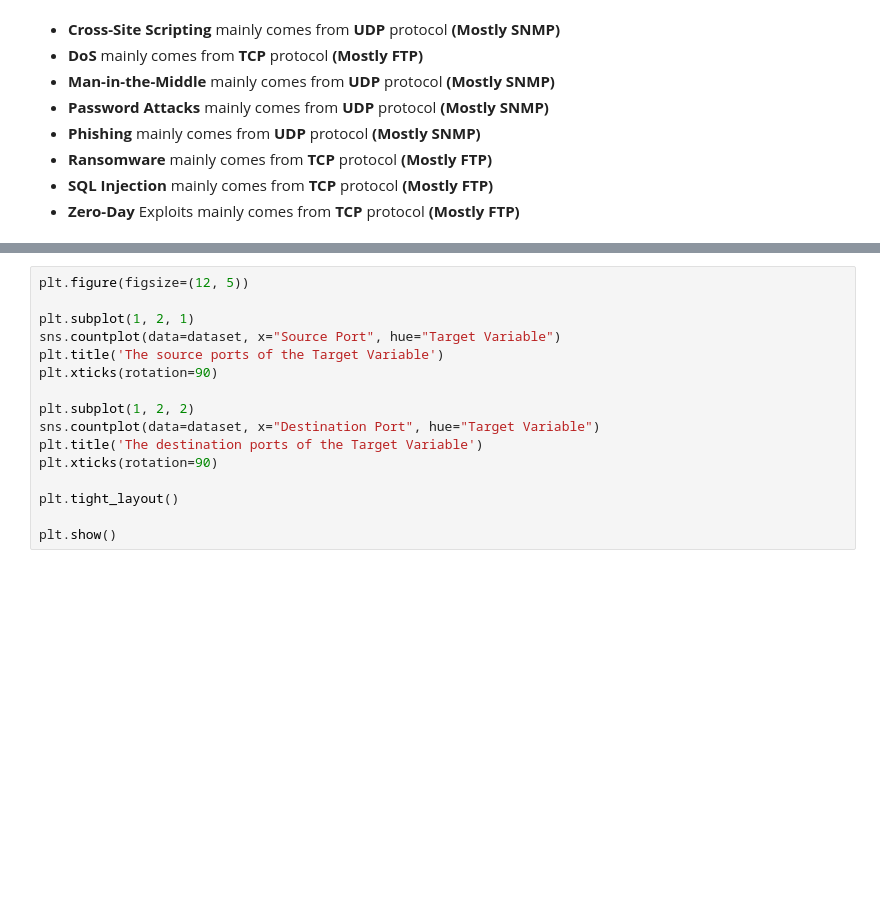
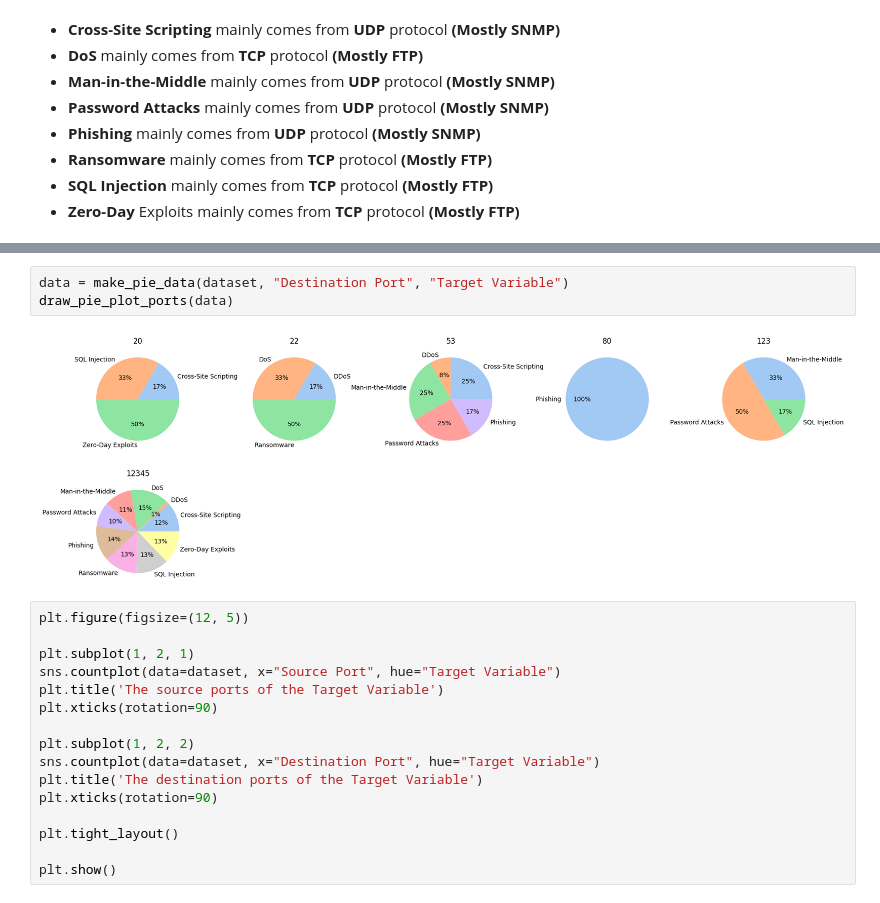
Before and after one commit to relmarrakchy/Cyber-Threat-Detection, a Jupyter notebook: Cyber_threat_detection.ipynb, the cells around one changed output, grey strips where cells are left out. Saved outputs shown, nothing was run; the diff lists cells and outputs as text; blank space fills up the shorter version.

```diff
--- a/Cyber_threat_detection.ipynb
+++ b/Cyber_threat_detection.ipynb
@@ -154,3 +186,8 @@ draw_pie_plot(data)
+# %%
+data = make_pie_data(dataset, "Destination Port", "Target Variable")
+draw_pie_plot_ports(data)
+# %% [output]
+[figure, added]
 # %%
 plt.figure(figsize=(12, 5))
 
```
Also changed, not shown: parts of 6 cells of this notebook.
